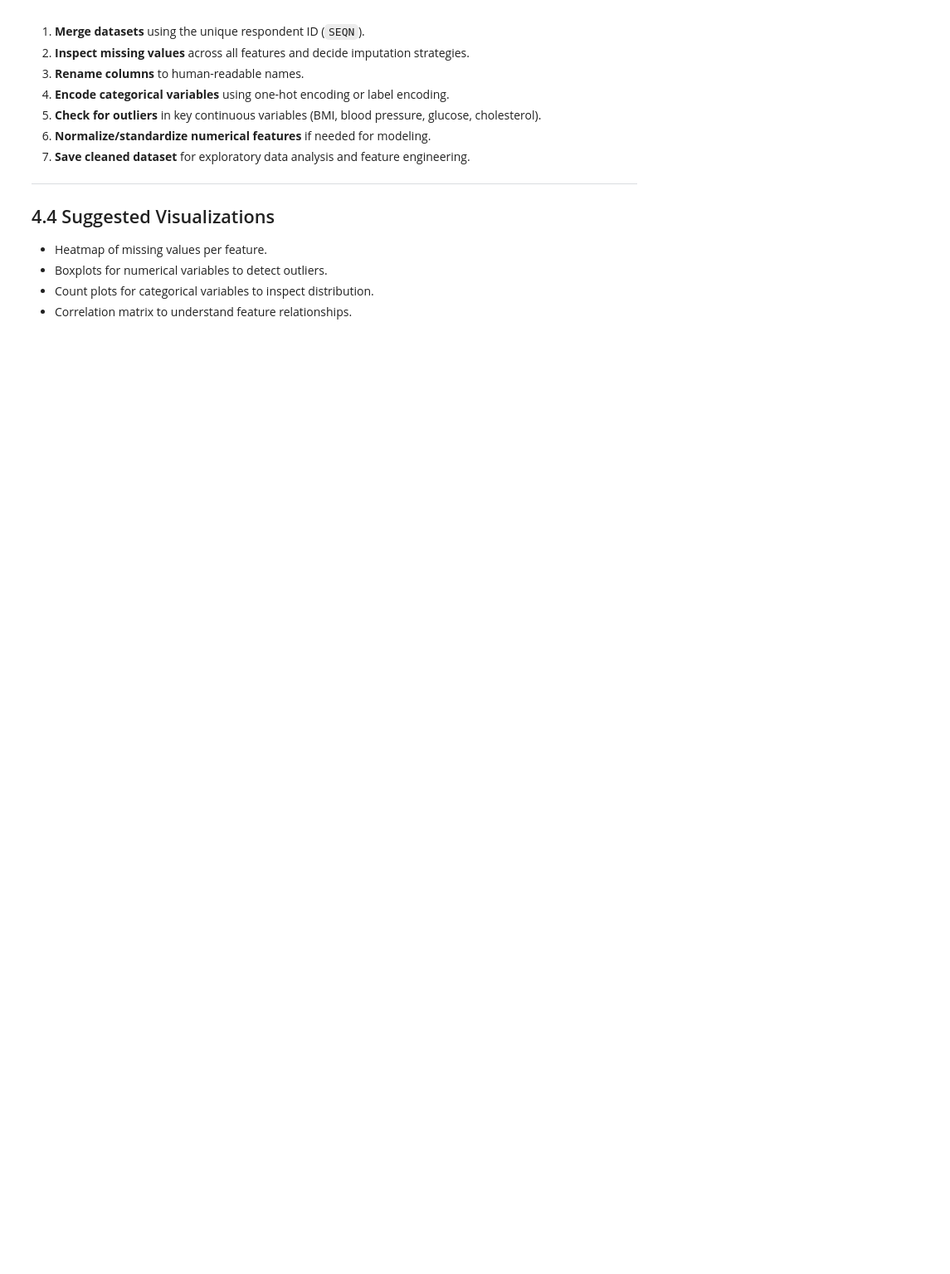
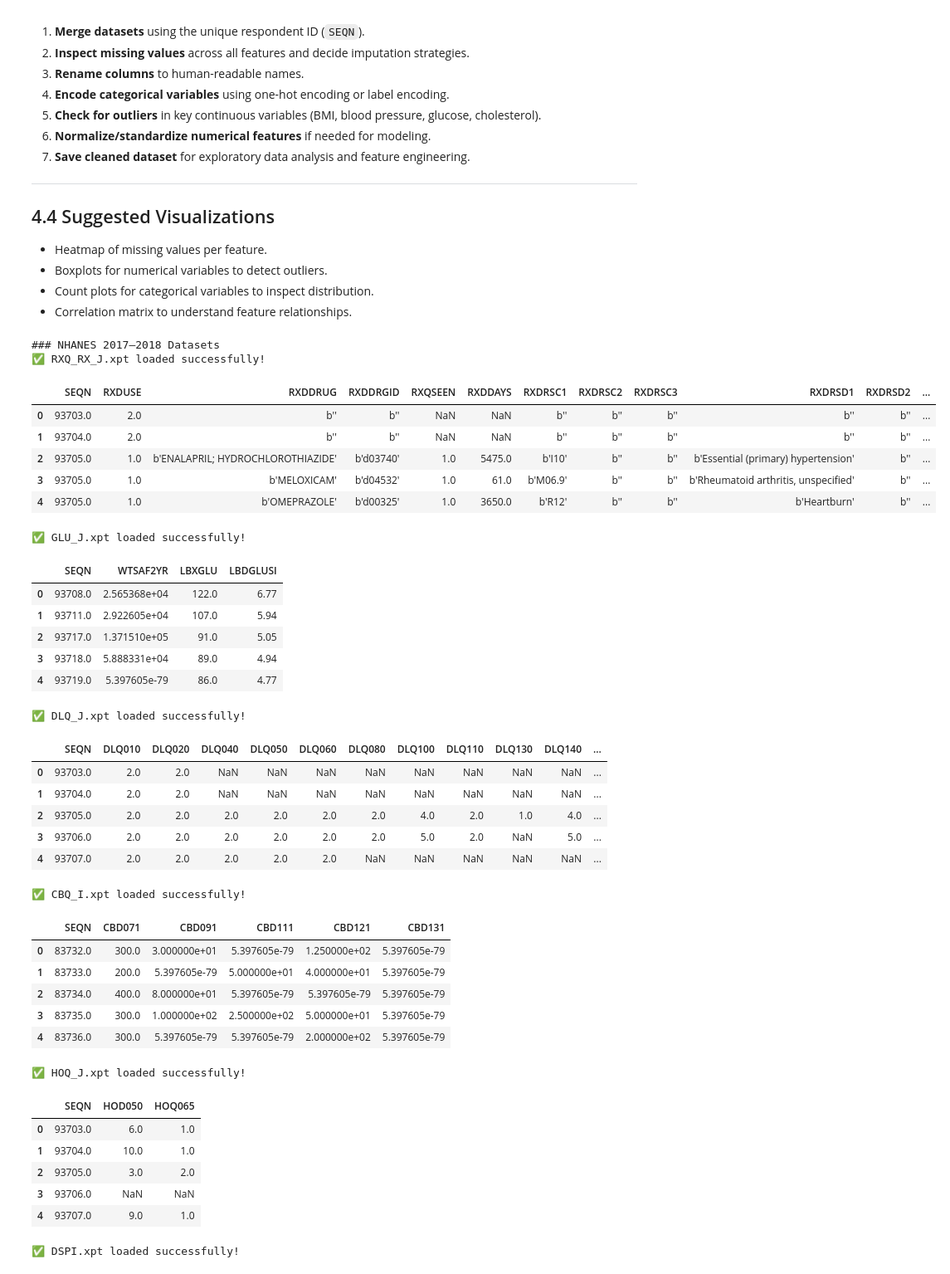
Before and after one commit to OndiekiFrank/type2-diabetes-early-detection-ai-agent, a Jupyter notebook: Notebooks/type2_diabetes_ai_agent.ipynb, the cells around one changed output. Shown at 83% size. Saved outputs shown, nothing was run; the diff lists cells and outputs as text; code cells hidden in the pictures; blank space fills up the shorter version.

Commit message:
Add Step 4.5: Load & preview all NHANES and external datasets

```diff
--- a/Notebooks/type2_diabetes_ai_agent.ipynb
+++ b/Notebooks/type2_diabetes_ai_agent.ipynb
@@ -293,3 +293,83 @@ Before modeling, the NHANES and external datasets must be merged, cleaned, and s
 - Boxplots for numerical variables to detect outliers.
 - Count plots for categorical variables to inspect distribution.
 - Correlation matrix to understand feature relationships.
+# %%
+import os
+
+# 4.5 Preview Top 5 Rows of All NHANES & External Datasets
+
+data_dir = "../Data"
+
+# Identify all XPT and CSV files
+all_files = [f for f in os.listdir(data_dir) if f.endswith((".xpt", ".csv"))]
+
+# Separate NHANES XPT files and external CSVs
+nhanes_files = [f for f in all_files if f.endswith(".xpt")]
+external_files = [f for f in all_files if f.endswith(".csv")]
+
+# Dictionaries to hold loaded dataframes
+nhanes_dfs = {}
+external_dfs = {}
+
+# Function to load and preview datasets
+def load_and_preview(file_name):
+    file_path = os.path.join(data_dir, file_name)
+    try:
+        if file_name.endswith(".xpt"):
+            df = pd.read_sas(file_path)
+        else:
+            df = pd.read_csv(file_path)
+        print(f"✅ {file_name} loaded successfully!")
+        display(df.head())
+        return df
+    except Exception as e:
+        print(f"❌ Error loading {file_name}:", e)
+        return None
+
+# Load NHANES datasets
+print("### NHANES 2017–2018 Datasets")
+for file_name in nhanes_files:
+    nhanes_dfs[file_name] = load_and_preview(file_name)
+
+# Load external datasets
+print("\n### External Supporting Datasets")
+for file_name in external_files:
+    external_dfs[file_name] = load_and_preview(file_name)
+# %% [output]
+### NHANES 2017–2018 Datasets
+✅ RXQ_RX_J.xpt loaded successfully!
+|  | SEQN | RXDUSE | RXDDRUG | RXDDRGID | RXQSEEN | RXDDAYS | RXDRSC1 | RXDRSC2 | RXDRSC3 | RXDRSD1 | RXDRSD2 | ... |
+| 0 | 93703.0 | 2.0 | b'' | b'' | NaN | NaN | b'' | b'' | b'' | b'' | b'' | ... |
+| 1 | 93704.0 | 2.0 | b'' | b'' | NaN | NaN | b'' | b'' | b'' | b'' | b'' | ... |
+| 2 | 93705.0 | 1.0 | b'ENALAPRIL; HYDROCHLOROTHIAZIDE' | b'd03740' | 1.0 | 5475.0 | b'I10' | b'' | b'' | b'Essential (primary) hypertension' | b'' | ... |
+| 3 | 93705.0 | 1.0 | b'MELOXICAM' | b'd04532' | 1.0 | 61.0 | b'M06.9' | b'' | b'' | b'Rheumatoid arthritis, unspecified' | b'' | ... |
+| 4 | 93705.0 | 1.0 | b'OMEPRAZOLE' | b'd00325' | 1.0 | 3650.0 | b'R12' | b'' | b'' | b'Heartburn' | b'' | ... |
+✅ GLU_J.xpt loaded successfully!
+|  | SEQN | WTSAF2YR | LBXGLU | LBDGLUSI |
+| 0 | 93708.0 | 2.565368e+04 | 122.0 | 6.77 |
+| 1 | 93711.0 | 2.922605e+04 | 107.0 | 5.94 |
+| 2 | 93717.0 | 1.371510e+05 | 91.0 | 5.05 |
+| 3 | 93718.0 | 5.888331e+04 | 89.0 | 4.94 |
+| 4 | 93719.0 | 5.397605e-79 | 86.0 | 4.77 |
+✅ DLQ_J.xpt loaded successfully!
+|  | SEQN | DLQ010 | DLQ020 | DLQ040 | DLQ050 | DLQ060 | DLQ080 | DLQ100 | DLQ110 | DLQ130 | DLQ140 | ... |
+| 0 | 93703.0 | 2.0 | 2.0 | NaN | NaN | NaN | NaN | NaN | NaN | NaN | NaN | ... |
+| 1 | 93704.0 | 2.0 | 2.0 | NaN | NaN | NaN | NaN | NaN | NaN | NaN | NaN | ... |
+| 2 | 93705.0 | 2.0 | 2.0 | 2.0 | 2.0 | 2.0 | 2.0 | 4.0 | 2.0 | 1.0 | 4.0 | ... |
+| 3 | 93706.0 | 2.0 | 2.0 | 2.0 | 2.0 | 2.0 | 2.0 | 5.0 | 2.0 | NaN | 5.0 | ... |
+| 4 | 93707.0 | 2.0 | 2.0 | 2.0 | 2.0 | 2.0 | NaN | NaN | NaN | NaN | NaN | ... |
+✅ CBQ_I.xpt loaded successfully!
+|  | SEQN | CBD071 | CBD091 | CBD111 | CBD121 | CBD131 |
+| 0 | 83732.0 | 300.0 | 3.000000e+01 | 5.397605e-79 | 1.250000e+02 | 5.397605e-79 |
+| 1 | 83733.0 | 200.0 | 5.397605e-79 | 5.000000e+01 | 4.000000e+01 | 5.397605e-79 |
+| 2 | 83734.0 | 400.0 | 8.000000e+01 | 5.397605e-79 | 5.397605e-79 | 5.397605e-79 |
+| 3 | 83735.0 | 300.0 | 1.000000e+02 | 2.500000e+02 | 5.000000e+01 | 5.397605e-79 |
+| 4 | 83736.0 | 300.0 | 5.397605e-79 | 5.397605e-79 | 2.000000e+02 | 5.397605e-79 |
+✅ HOQ_J.xpt loaded successfully!
+|  | SEQN | HOD050 | HOQ065 |
+| 0 | 93703.0 | 6.0 | 1.0 |
+| 1 | 93704.0 | 10.0 | 1.0 |
+| 2 | 93705.0 | 3.0 | 2.0 |
+| 3 | 93706.0 | NaN | NaN |
+| 4 | 93707.0 | 9.0 | 1.0 |
+✅ DSPI.xpt loaded successfully!
```
Also changed, not shown: parts of 1 cell of this notebook.
